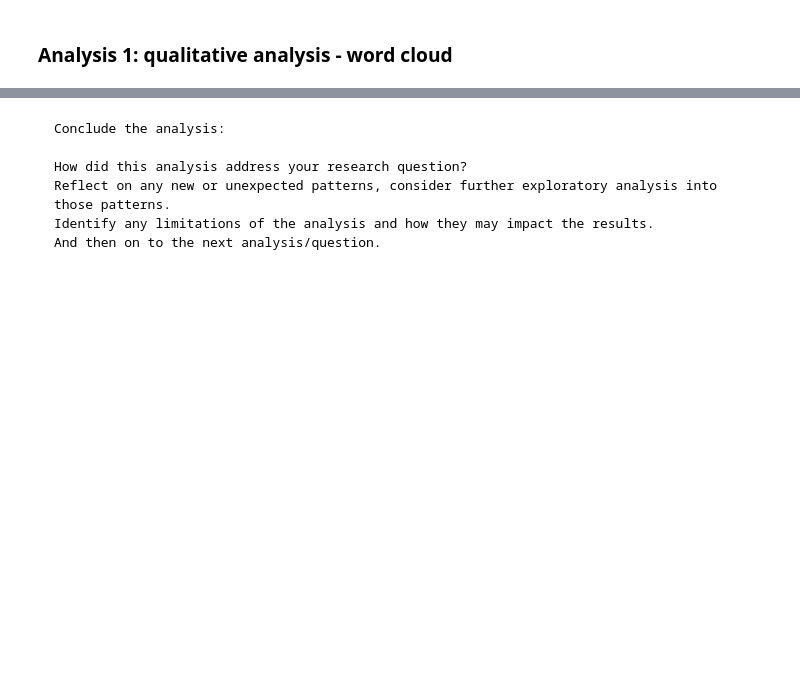
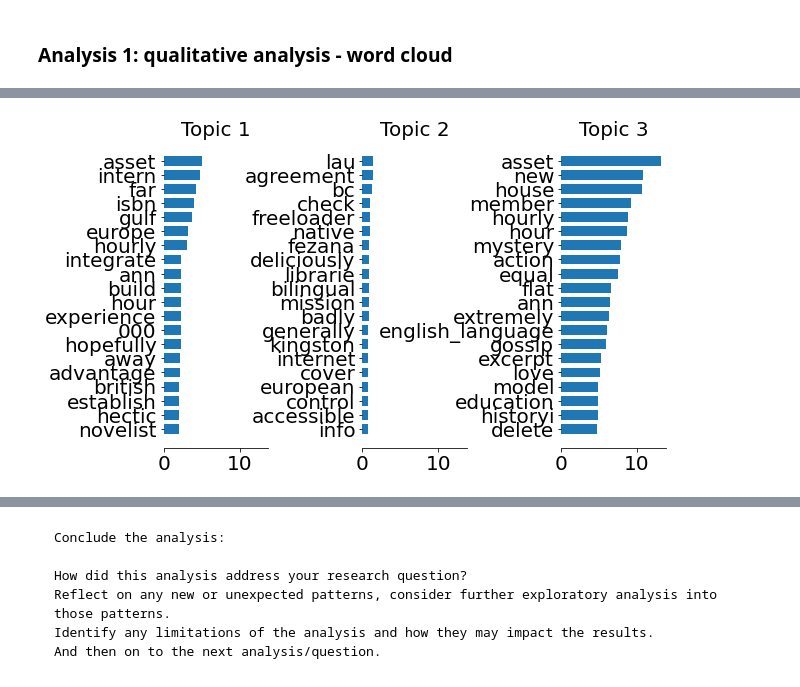
Before and after one commit to meiqingli/dssj_summer2022, a Jupyter notebook: DSSJ_Final_Project_Li.ipynb, the cells around one changed output, grey strips where cells are left out. Saved outputs shown, nothing was run; the diff lists cells and outputs as text; code cells hidden in the pictures; blank space fills up the shorter version.

```diff
--- a/DSSJ_Final_Project_Li.ipynb
+++ b/DSSJ_Final_Project_Li.ipynb
@@ -460,0 +513,19 @@ plt.axis("off")
+# %%
+# create TF-IDF matrix
+from sklearn.feature_extraction.text import TfidfVectorizer
+
+# Vectorize, using only the top 5000 TF-IDF values
+vectorizer = TfidfVectorizer(max_df=0.85,
+                                   min_df=0.01, #to ignore the zeros
+                                   decode_error='ignore',
+                                   stop_words='english',
+                                   smooth_idf=True,
+                                   use_idf=True)
+
+X_comments_us = comments_us['lemmas']
+X_comments_uk = comments_uk['lemmas']
+X_comments_canada = comments_canada['lemmas']
+
+tfidf_comments_us =  vectorizer.fit_transform(X_comments_us)
+tfidf_comments_uk =  vectorizer.fit_transform(X_comments_uk)
+tfidf_comments_canada =  vectorizer.fit_transform(X_comments_canada)
@@ -460,0 +578,10 @@ plt.axis("off")
+# %%
+# plot US topics
+lda = LatentDirichletAllocation(n_components=3, max_iter=20, random_state=0)
+lda_comments_us = lda.fit(tfidf_comments_us)
+
+token_names = vectorizer.get_feature_names_out()
+plot_top_words(lda_comments_us, token_names,20, 1, 3)
+plt.show()
+# %% [output]
+[figure, added]
```
Also changed, not shown: parts of 25 cells of this notebook.
